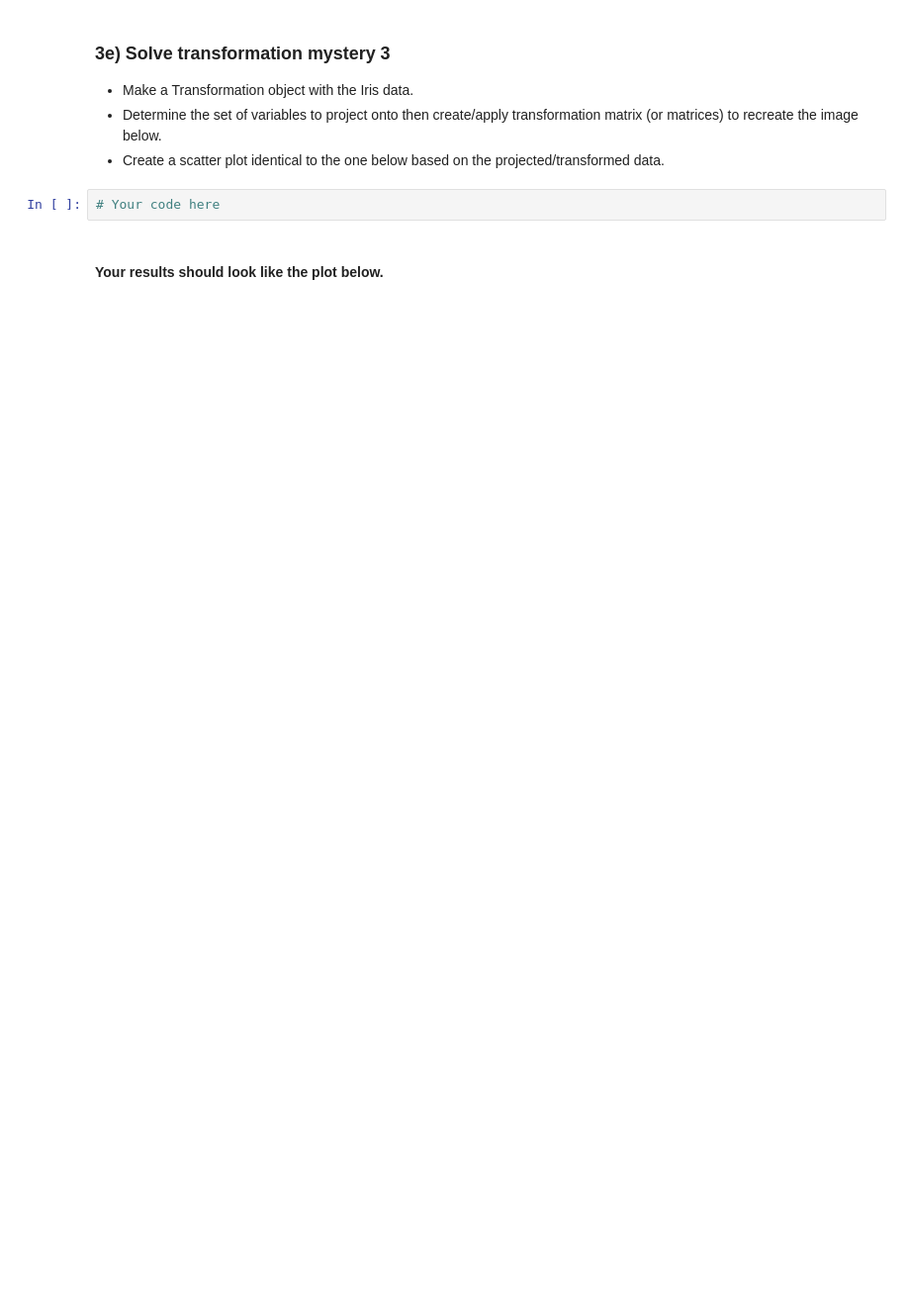
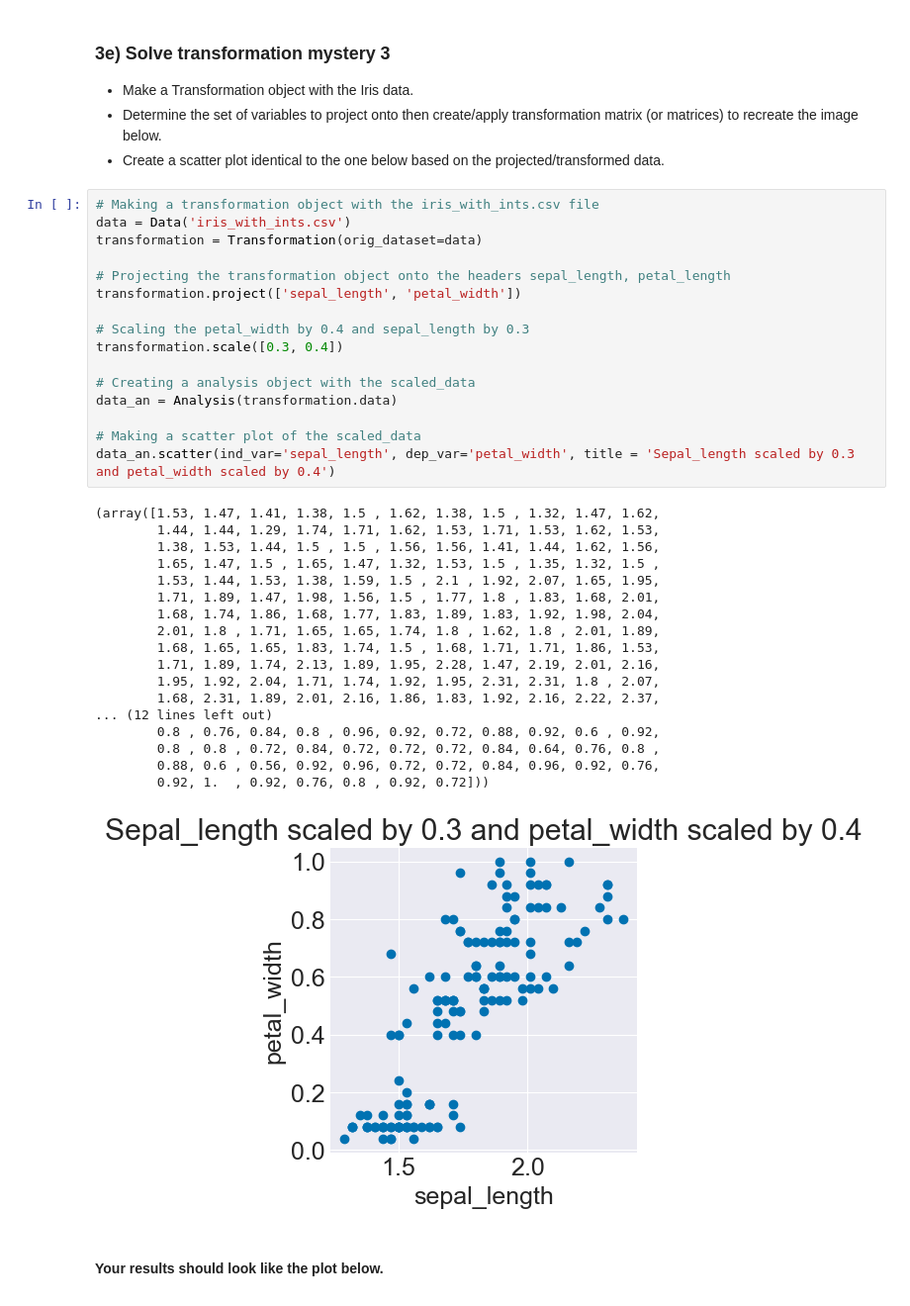
Before and after one commit to Chandrachud-2003/Chandras251Projects, a Jupyter notebook: Project2CheckIn/transformations.ipynb, the cells around one changed output. Shown at 99% size. Cells and saved outputs as stored; diff of their text form; blank space fills up the shorter version.

```diff
--- a/Project2CheckIn/transformations.ipynb
+++ b/Project2CheckIn/transformations.ipynb
@@ -383,8 +470,41 @@ print(scaled_data[:5])
 - Make a Transformation object with the Iris data.
 - Determine the set of variables to project onto then create/apply transformation matrix (or matrices) to recreate the image below.
 - Create a scatter plot identical to the one below based on the projected/transformed data.
-# %%
-# Your code here
+# %%
+# Making a transformation object with the iris_with_ints.csv file
+data = Data('iris_with_ints.csv')
+transformation = Transformation(orig_dataset=data)
+
+# Projecting the transformation object onto the headers sepal_length, petal_length
+transformation.project(['sepal_length', 'petal_width'])
+
+# Scaling the petal_width by 0.4 and sepal_length by 0.3
+transformation.scale([0.3, 0.4])
+
+# Creating a analysis object with the scaled_data
+data_an = Analysis(transformation.data)
+
+# Making a scatter plot of the scaled_data
+data_an.scatter(ind_var='sepal_length', dep_var='petal_width', title = 'Sepal_length scaled by 0.3 and petal_width scaled by 0.4')
+# %% [output]
+(array([1.53, 1.47, 1.41, 1.38, 1.5 , 1.62, 1.38, 1.5 , 1.32, 1.47, 1.62,
+        1.44, 1.44, 1.29, 1.74, 1.71, 1.62, 1.53, 1.71, 1.53, 1.62, 1.53,
+        1.38, 1.53, 1.44, 1.5 , 1.5 , 1.56, 1.56, 1.41, 1.44, 1.62, 1.56,
+        1.65, 1.47, 1.5 , 1.65, 1.47, 1.32, 1.53, 1.5 , 1.35, 1.32, 1.5 ,
+        1.53, 1.44, 1.53, 1.38, 1.59, 1.5 , 2.1 , 1.92, 2.07, 1.65, 1.95,
+        1.71, 1.89, 1.47, 1.98, 1.56, 1.5 , 1.77, 1.8 , 1.83, 1.68, 2.01,
+        1.68, 1.74, 1.86, 1.68, 1.77, 1.83, 1.89, 1.83, 1.92, 1.98, 2.04,
+        2.01, 1.8 , 1.71, 1.65, 1.65, 1.74, 1.8 , 1.62, 1.8 , 2.01, 1.89,
+        1.68, 1.65, 1.65, 1.83, 1.74, 1.5 , 1.68, 1.71, 1.71, 1.86, 1.53,
+        1.71, 1.89, 1.74, 2.13, 1.89, 1.95, 2.28, 1.47, 2.19, 2.01, 2.16,
+        1.95, 1.92, 2.04, 1.71, 1.74, 1.92, 1.95, 2.31, 2.31, 1.8 , 2.07,
+        1.68, 2.31, 1.89, 2.01, 2.16, 1.86, 1.83, 1.92, 2.16, 2.22, 2.37,
+... (12 lines left out)
+        0.8 , 0.76, 0.84, 0.8 , 0.96, 0.92, 0.72, 0.88, 0.92, 0.6 , 0.92,
+        0.8 , 0.8 , 0.72, 0.84, 0.72, 0.72, 0.72, 0.84, 0.64, 0.76, 0.8 ,
+        0.88, 0.6 , 0.56, 0.92, 0.96, 0.72, 0.72, 0.84, 0.96, 0.92, 0.76,
+        0.92, 1.  , 0.92, 0.76, 0.8 , 0.92, 0.72]))
+[figure, added]
 # %% [markdown]
 #### Your results should look like the plot below.
 
```
Also changed, not shown: parts of 21 cells of this notebook, 2 other files.
